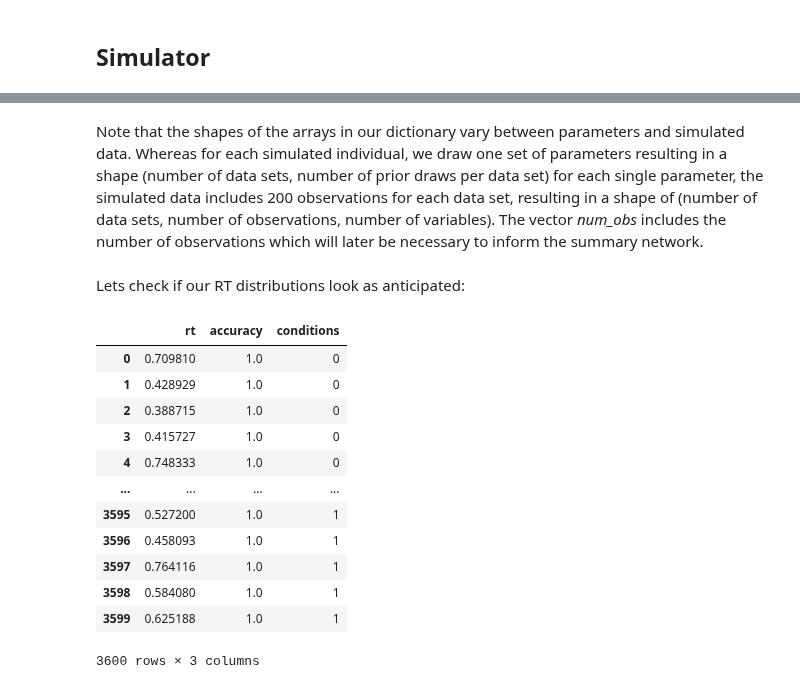
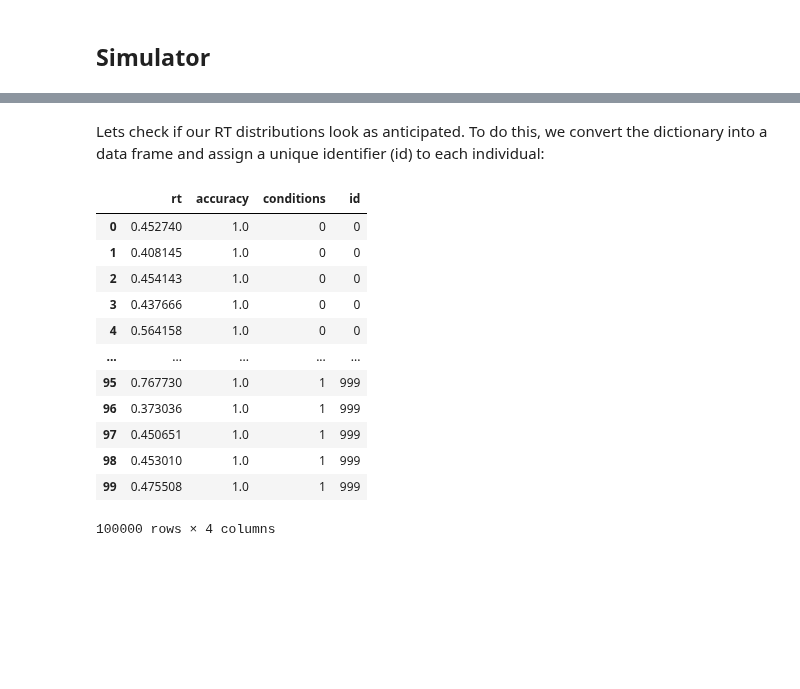
Before and after one commit to simschaefer/amortized-dmc, a Jupyter notebook: notebooks/dmc_introduction.ipynb, the cells around one changed output, grey strips where cells are left out. Cells and saved outputs as stored; diff of their text form; code cells hidden in the pictures; blank space fills up the shorter version.

```diff
--- a/notebooks/dmc_introduction.ipynb
+++ b/notebooks/dmc_introduction.ipynb
@@ -46,10 +94,6 @@ The parameter `sdr_fixed` controls the fixed value of the non-decision time vari
 # %%
-from dmc import DMC
-
-param_names = ("A", "tau", "mu_c", "mu_r", "b", "sd_r")
-
-simulator = DMC(prior_means=np.array([70.8, 114.71, 0.71, 332.34, 98.36, 43.36]),
-                prior_sds=np.array([7.39, 41.9, 0.11, 23.96, 10.6, 8.27]),
+simulator = DMC(prior_means=np.array([20.49, 118.36, 0.57, 358.01, 61.0, 36.93]),
+                prior_sds=np.array([8.4, 37.6, 0.12, 24.27, 13.23, 8.6]),
                 sdr_fixed=None,
                 param_names=param_names,
                 tmax=1500,
@@ -66 +108,5 @@ test_data = simulator.sample(1000)
+# %%
+n_individuals = 1000
+
+test_data = simulator.sample(batch_size=n_individuals)
 # %% [markdown]
@@ -96,5 +141,0 @@ The *sample()* function produces a dictionary with the prior draws based on our
-# %%
-test_data = simulator.sample(10)
-
-for key, i in test_data.items():
-    print(f'{key}: {i.shape}')
@@ -112,21 +142,27 @@ num_obs: (10, 1)
-# %% [markdown]
-Note that the shapes of the arrays in our dictionary vary between parameters and simulated data. Whereas for each simulated individual, we draw one set of parameters resulting in a shape (number of data sets, number of prior draws per data set) for each single parameter, the simulated data includes 200 observations for each data set, resulting in a shape of (number of data sets, number of observations, number of variables). The vector *num_obs* includes the number of observations which will later be necessary to inform the summary network.
 # %% [markdown]
-Lets check if our RT distributions look as anticipated:
+Lets check if our RT distributions look as anticipated. To do this, we convert the dictionary into a data frame and assign a unique identifier (id) to each individual:
 # %%
-df = pd.DataFrame({k: test_data[k].flatten() for k in ['rt', 'accuracy', 'conditions']})
-df
+lst_dfs = []
+
+for id in np.arange(0,n_individuals):
+
+    df = pd.DataFrame({k: test_data[k][id,:,:].flatten() for k in ['rt', 'accuracy', 'conditions']})
+    df['id'] = id
+    lst_dfs.append(df)
+
+df_complete = pd.concat(lst_dfs)
+df_complete
 # %% [output]
-|  | rt | accuracy | conditions |
-| 0 | 0.709810 | 1.0 | 0 |
-| 1 | 0.428929 | 1.0 | 0 |
-| 2 | 0.388715 | 1.0 | 0 |
-| 3 | 0.415727 | 1.0 | 0 |
-| 4 | 0.748333 | 1.0 | 0 |
-| ... | ... | ... | ... |
-| 3595 | 0.527200 | 1.0 | 1 |
-| 3596 | 0.458093 | 1.0 | 1 |
-| 3597 | 0.764116 | 1.0 | 1 |
-| 3598 | 0.584080 | 1.0 | 1 |
-| 3599 | 0.625188 | 1.0 | 1 |
+|  | rt | accuracy | conditions | id |
+| 0 | 0.452740 | 1.0 | 0 | 0 |
+| 1 | 0.408145 | 1.0 | 0 | 0 |
+| 2 | 0.454143 | 1.0 | 0 | 0 |
+| 3 | 0.437666 | 1.0 | 0 | 0 |
+| 4 | 0.564158 | 1.0 | 0 | 0 |
+| ... | ... | ... | ... | ... |
+| 95 | 0.767730 | 1.0 | 1 | 999 |
+| 96 | 0.373036 | 1.0 | 1 | 999 |
+| 97 | 0.450651 | 1.0 | 1 | 999 |
+| 98 | 0.453010 | 1.0 | 1 | 999 |
+| 99 | 0.475508 | 1.0 | 1 | 999 |
-3600 rows × 3 columns
+100000 rows × 4 columns
```
Also changed, not shown: parts of 55 cells of this notebook, 5 other files.
